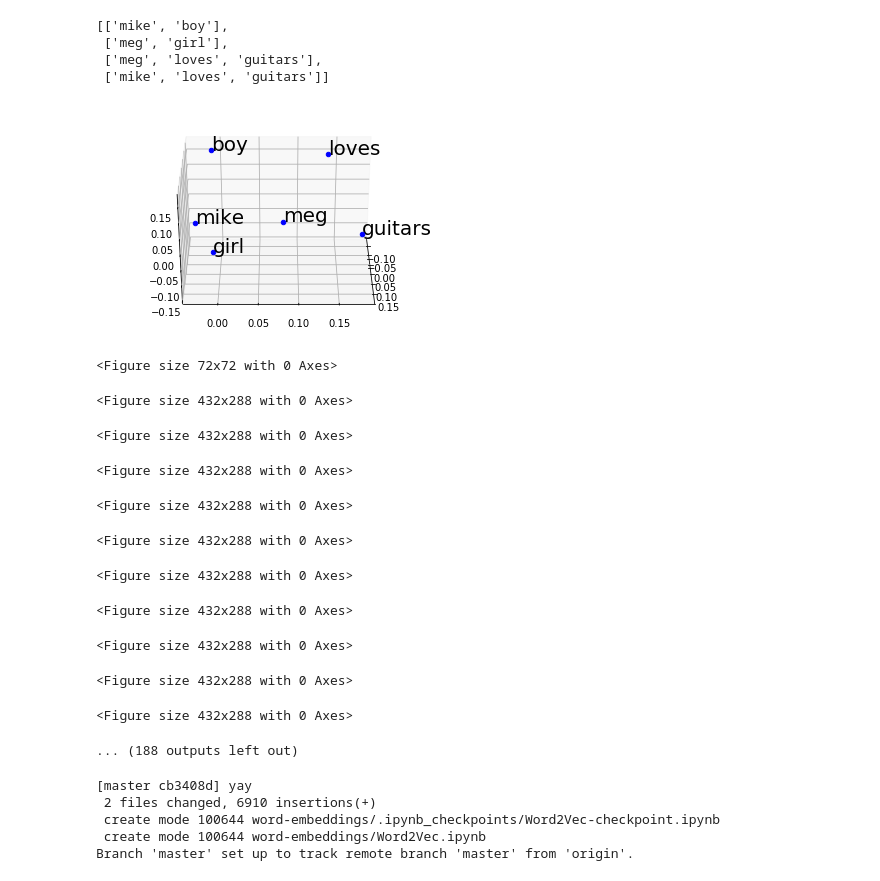
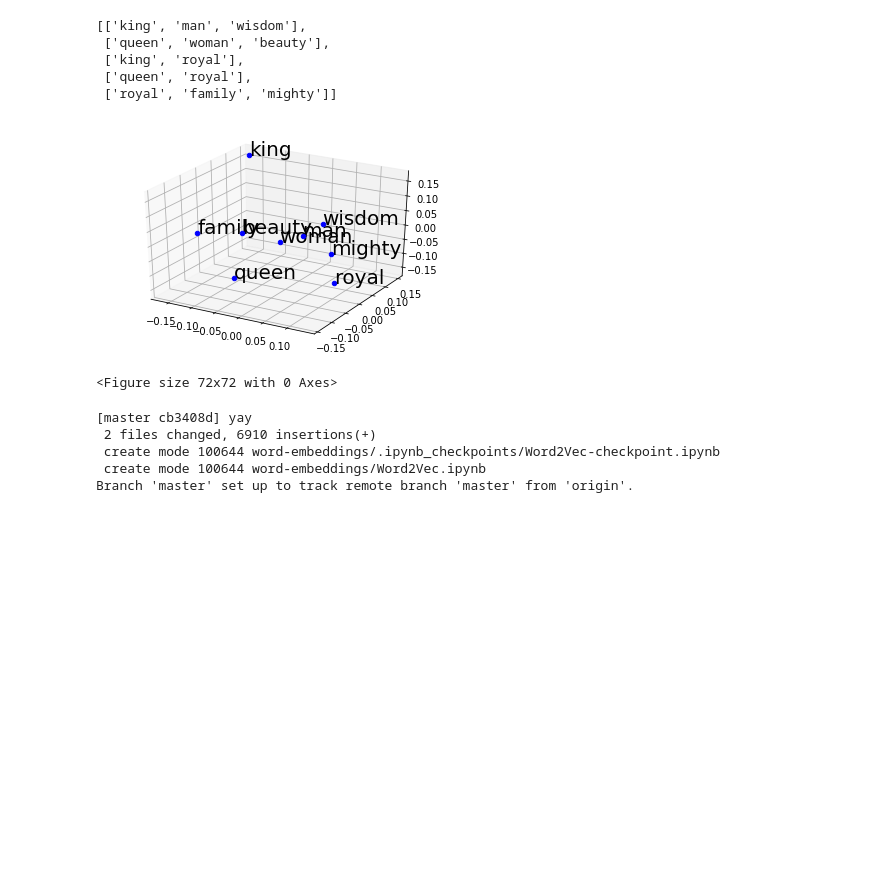
Before and after one commit to mikedelcastillo/cs129.18-project, a Jupyter notebook: word-embeddings/Word2Vec.ipynb, the cells around one changed output. Cells and saved outputs as stored; diff of their text form; code cells hidden in the pictures; blank space fills up the shorter version.

```diff
--- a/word-embeddings/Word2Vec.ipynb
+++ b/word-embeddings/Word2Vec.ipynb
@@ -9,14 +7,13 @@ Using TensorFlow backend.
 # %%
-import nltk
-nltk.download('stopwords')
-nltk.download('punkt')
-from nltk.corpus import stopwords
-from nltk.tokenize import word_tokenize
+from keras.preprocessing.text import text_to_word_sequence
 
-stop_words = set(stopwords.words('english'))
+stop_words = pd.read_csv('../data/stopwords.csv')['words'].values
+stop_words.append(['wisdom'])
 
 def remove_stop_words(text):
-    word_tokens = word_tokenize(text)
+    word_tokens = text_to_word_sequence(text)
     filtered_sentence = [w for w in word_tokens if not w in stop_words]
     return ' '.join(filtered_sentence)
+
+print(stop_words)
 # %% [output]
@@ -36,12 +21,21 @@ sentences = [
+# %%
+sentences = [
+    'the king is a man of wisdom',
+    'the queen is a woman of beauty',
+    'the king is royal',
+    'the queen is royal',
+    'the royal family is mighty',
+]
 # %%
 corpus = [text_to_word_sequence(y) for y in [remove_stop_words(x) for x in sentences]]
 
 corpus
 # %% [output]
-[['mike', 'boy'],
- ['meg', 'girl'],
- ['meg', 'loves', 'guitars'],
- ['mike', 'loves', 'guitars']]
+[['king', 'man', 'wisdom'],
+ ['queen', 'woman', 'beauty'],
+ ['king', 'royal'],
+ ['queen', 'royal'],
+ ['royal', 'family', 'mighty']]
 # %%
 vector_size = 3
 # %%
@@ -50,8 +44,8 @@ from gensim.models import KeyedVectors
 
 word2vec = Word2Vec(sentences=corpus,
                     size=vector_size,
-                    window=10,
-                    negative=20,
+                    window=1,
+                    negative=2,
                     iter=500,
                     seed=1000,
                     min_count=1,
@@ -67,37 +61,26 @@ from IPython.display import clear_output
 # %%
 fig = plt.figure()
 ax = plt.axes(projection='3d')
 
 for word in vecs_x.vocab:
     x = vecs_x[word][0]
     y = vecs_x[word][1]
     z = vecs_x[word][2]
 
     ax.scatter(x, y, z, color='b')
     ax.text(x, y, z, '%s' % (word), size=20, zorder=1, color='k')
 
 plt.figure(figsize=(1,1))
 
 
-for angle in range(0, 360):
+# for angle in range(0, 360):
 
-    ax.view_init(30, angle)
-    plt.draw()
-    plt.pause(.001)
+#     ax.view_init(30, angle)
+plt.draw()
+#     plt.pause(.001)
 # %% [output]
-[figure, old version]
+[figure, new version]
 <Figure size 72x72 with 0 Axes>
-<Figure size 432x288 with 0 Axes>
-<Figure size 432x288 with 0 Axes>
-<Figure size 432x288 with 0 Axes>
-<Figure size 432x288 with 0 Axes>
-<Figure size 432x288 with 0 Axes>
-<Figure size 432x288 with 0 Axes>
-<Figure size 432x288 with 0 Axes>
-<Figure size 432x288 with 0 Axes>
-<Figure size 432x288 with 0 Axes>
-<Figure size 432x288 with 0 Axes>
-... (188 outputs left out)
 # %%
 !git add *
 !git commit -m "yay"
```
Also changed, not shown: parts of 3 cells of this notebook, 3 other files.
